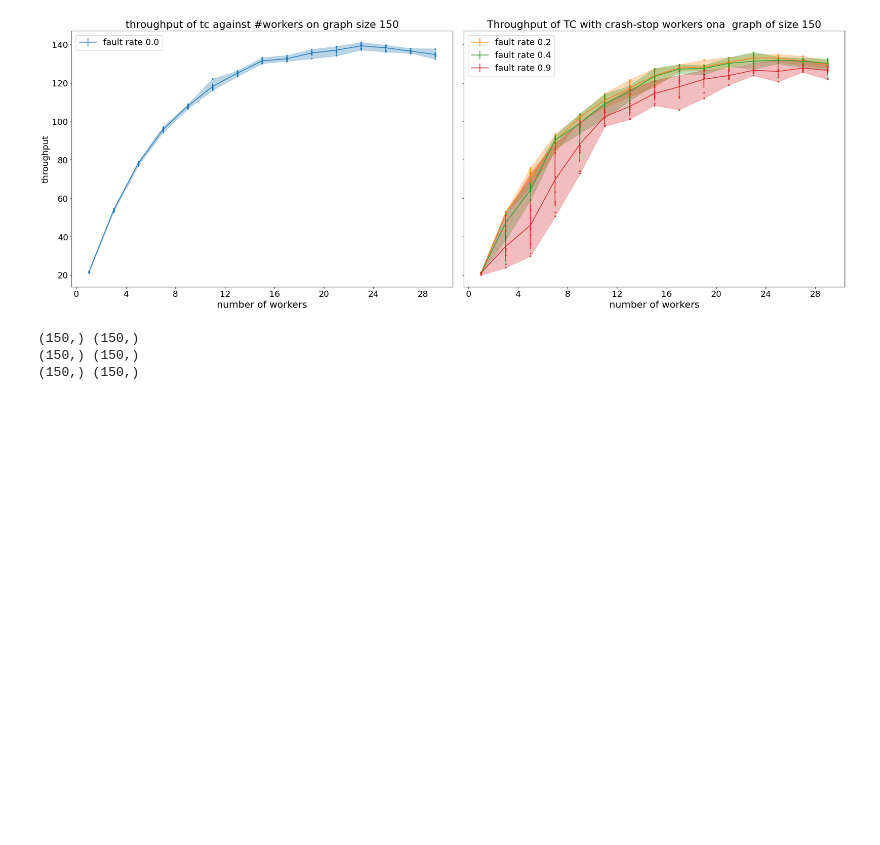
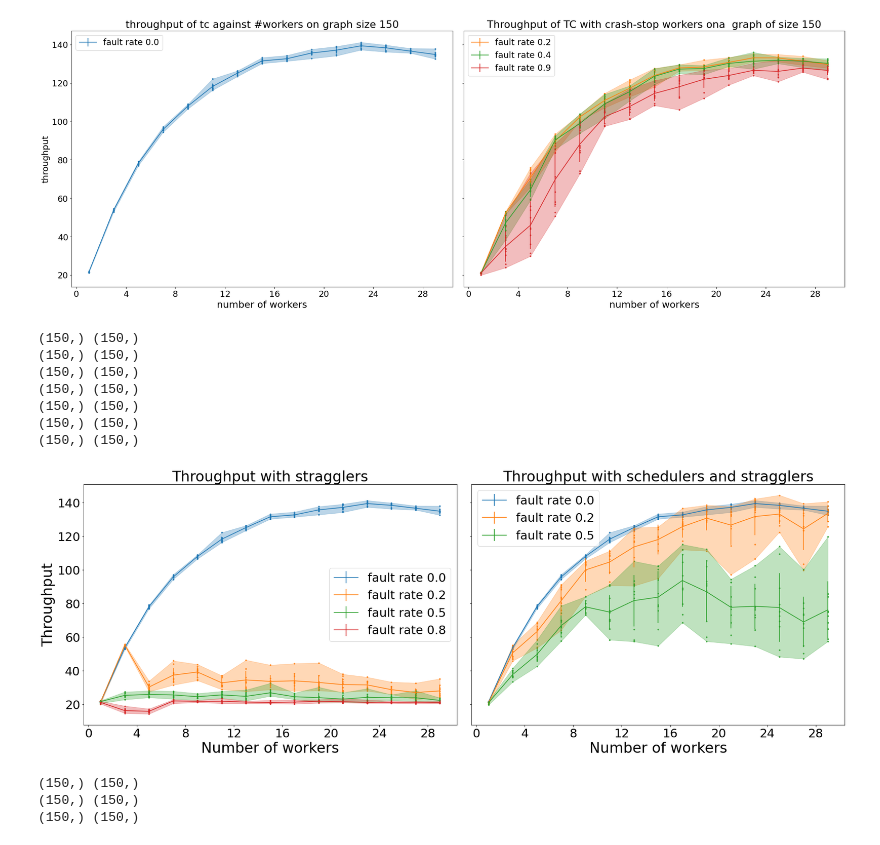
Before and after one commit to Vincent-lau/erlog, a Jupyter notebook: apps/bench/src/plot.ipynb, the cells around one changed output. Drawn from its saved outputs; the diff is of its cells as text; code cells hidden in the pictures; blank space fills up the shorter version.

Commit message:
chore:plot stuff

```diff
--- a/apps/bench/src/plot.ipynb
+++ b/apps/bench/src/plot.ipynb
@@ -9,8 +9,9 @@ th_scaling = 10000
 plot_colours = ['tab:blue', 'tab:orange', 'tab:green', 'tab:red', 'tab:purple',
                 'tab:brown', 'tab:pink', 'tab:gray', 'tab:olive', 'tab:cyan']
 
-font = {'size'   : 18}
+font = {'size'   : 25}
 mpl.rc('font', **font)
+label_font_sz = 30
 # %%
 def get_throughput(latency, graph_size, th_scaling=10000):
   return graph_size * th_scaling / float(latency) / 1000
@@ -114,6 +115,45 @@ fig.savefig('tc150_fail.pdf')
 (150,) (150,)
 (150,) (150,)
 [figure]
+# %%
+throughput_all_fault, workers, fault_rate, graph_size = read_fault('../results/tc150_straggle.txt')
+
+throughput_all = np.array(throughput_all_fault)
+fault_rate = np.array(fault_rate)
+
+fig, ax = plt.subplots(nrows=1, ncols=2, sharey=True)
+fig.set_size_inches(24, 9)
+ax[0].set_title(f"Throughput with stragglers", fontsize=label_font_sz)
+ax[0].set_xlabel("Number of workers", fontsize=label_font_sz)
+ax[0].xaxis.set_major_locator(plt.MaxNLocator(integer=True))
+ax[0].set_ylabel("Throughput", fontsize=label_font_sz)
+for i, throughput in enumerate(throughput_all):
+  plot(np.array(throughput), np.array(workers), ax[0], f"fault rate {fault_rate[i]}", plot_colours[i])
+ax[0].legend()
+
+
+throughput_all_fault, workers, fault_rate, graph_size = read_fault('../results/tc150_straggle_LATE.txt')
+
+throughput_all = np.array(throughput_all_fault)
+fault_rate = np.array(fault_rate)
+ax[1].set_title(f"Throughput with schedulers and stragglers", fontsize=label_font_sz)
+ax[1].set_xlabel("Number of workers", fontsize=label_font_sz)
+ax[1].xaxis.set_major_locator(plt.MaxNLocator(integer=True))
+for i, throughput in enumerate(throughput_all):
+  plot(np.array(throughput), np.array(workers), ax[1], f"fault rate {fault_rate[i]}", plot_colours[i])
+ax[1].legend()
+
+fig.tight_layout()
+fig.savefig('tc150_straggle.pdf')
+# %% [output]
+(150,) (150,)
+(150,) (150,)
+(150,) (150,)
+(150,) (150,)
+(150,) (150,)
+(150,) (150,)
+(150,) (150,)
+[figure, added]
 # %%
 rates = [0, 2, 4, 9]
 plot_all(np.array(throughput_all_fault), workers, graph_size, np.array(fault_rate))
```
Also changed, not shown: 1 other file.
